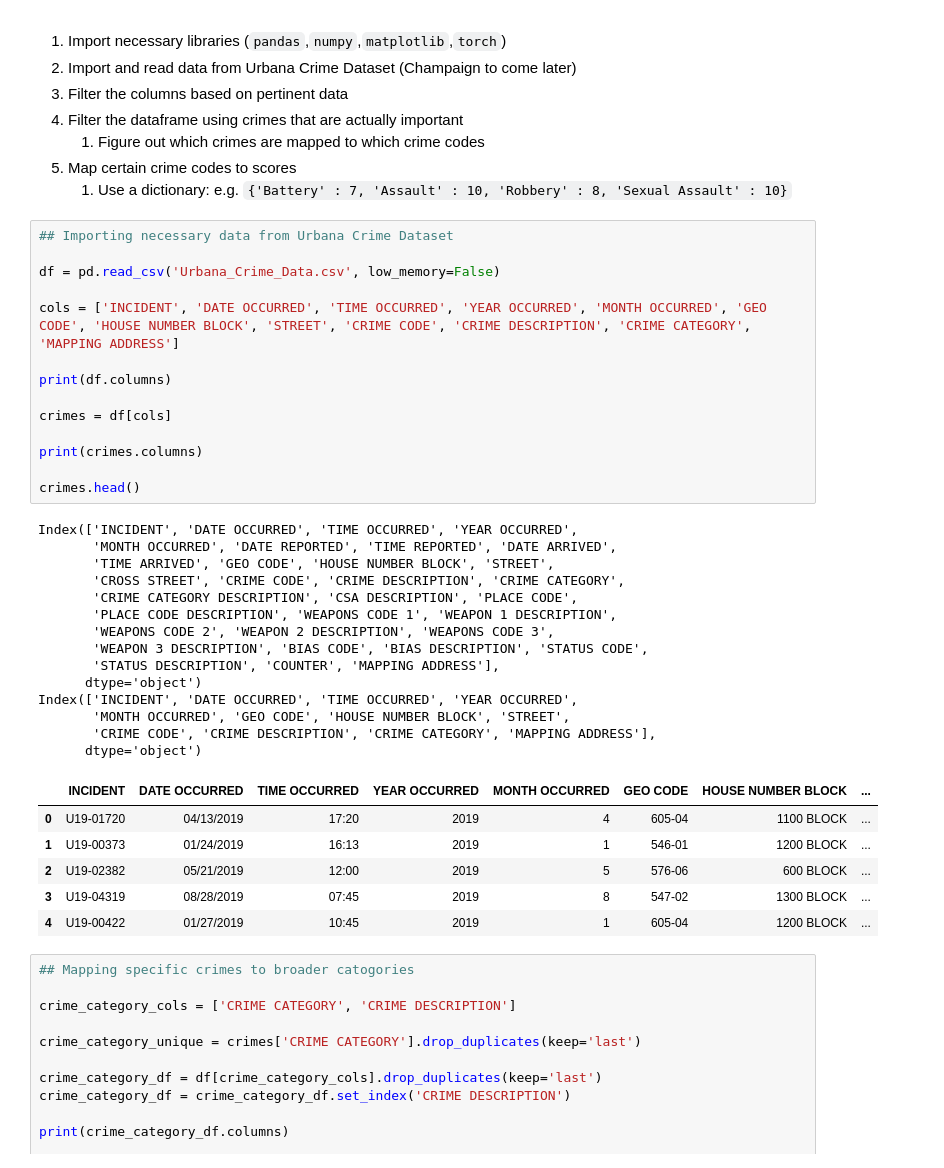
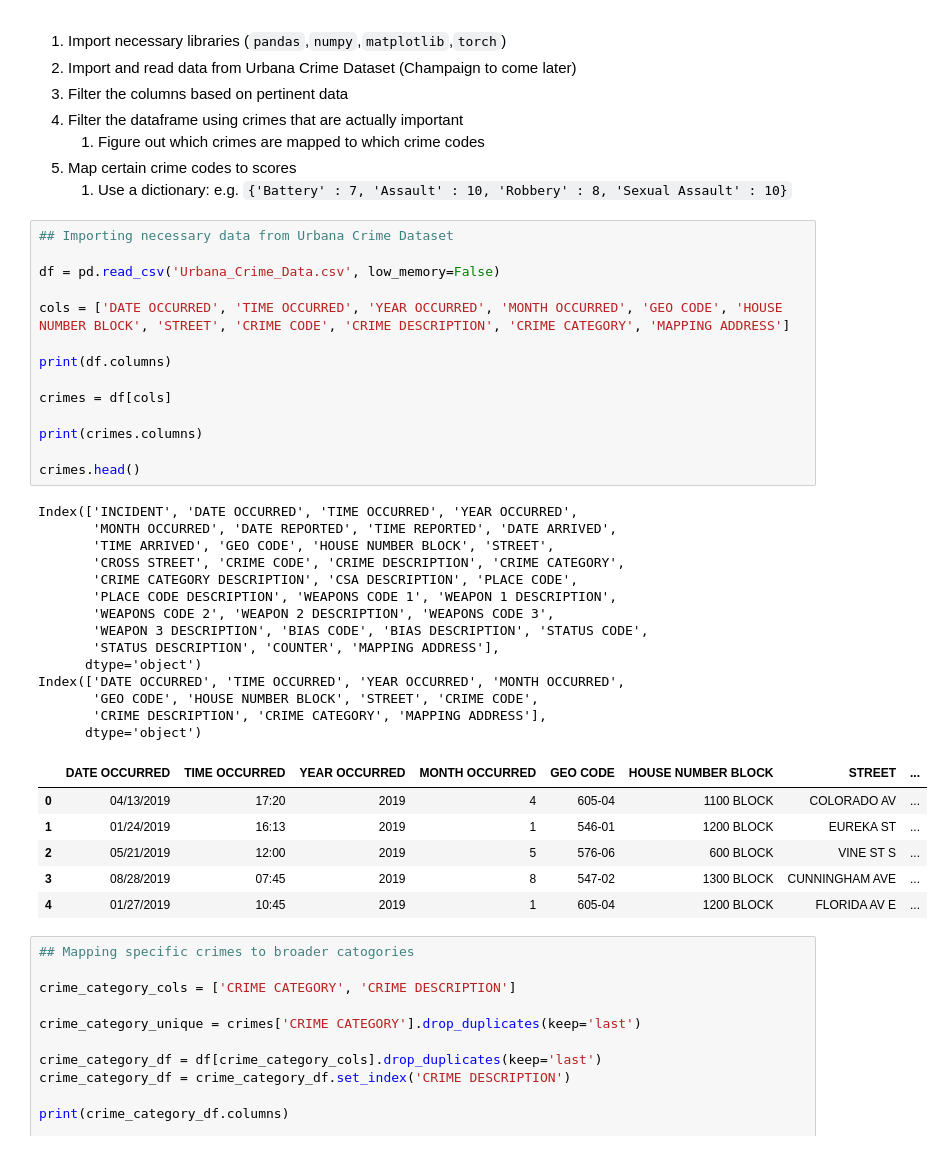
Before and after one commit to CS196Illinois/Group12-FA22, a Jupyter notebook: Project/events_scoring_kajal.ipynb, the cells around one changed output. Cells and saved outputs as stored; diff of their text form.

```diff
--- a/Project/events_scoring_kajal.ipynb
+++ b/Project/events_scoring_kajal.ipynb
@@ -19,38 +20,38 @@ import torch
 # %%
 ## Importing necessary data from Urbana Crime Dataset
 
 df = pd.read_csv('Urbana_Crime_Data.csv', low_memory=False)
 
-cols = ['INCIDENT', 'DATE OCCURRED', 'TIME OCCURRED', 'YEAR OCCURRED', 'MONTH OCCURRED', 'GEO CODE', 'HOUSE NUMBER BLOCK', 'STREET', 'CRIME CODE', 'CRIME DESCRIPTION', 'CRIME CATEGORY', 'MAPPING ADDRESS']
+cols = ['DATE OCCURRED', 'TIME OCCURRED', 'YEAR OCCURRED', 'MONTH OCCURRED', 'GEO CODE', 'HOUSE NUMBER BLOCK', 'STREET', 'CRIME CODE', 'CRIME DESCRIPTION', 'CRIME CATEGORY', 'MAPPING ADDRESS']
 
 print(df.columns)
 
 crimes = df[cols]
 
 print(crimes.columns)
 
 crimes.head()
 # %% [output]
 Index(['INCIDENT', 'DATE OCCURRED', 'TIME OCCURRED', 'YEAR OCCURRED',
        'MONTH OCCURRED', 'DATE REPORTED', 'TIME REPORTED', 'DATE ARRIVED',
        'TIME ARRIVED', 'GEO CODE', 'HOUSE NUMBER BLOCK', 'STREET',
        'CROSS STREET', 'CRIME CODE', 'CRIME DESCRIPTION', 'CRIME CATEGORY',
        'CRIME CATEGORY DESCRIPTION', 'CSA DESCRIPTION', 'PLACE CODE',
        'PLACE CODE DESCRIPTION', 'WEAPONS CODE 1', 'WEAPON 1 DESCRIPTION',
        'WEAPONS CODE 2', 'WEAPON 2 DESCRIPTION', 'WEAPONS CODE 3',
        'WEAPON 3 DESCRIPTION', 'BIAS CODE', 'BIAS DESCRIPTION', 'STATUS CODE',
        'STATUS DESCRIPTION', 'COUNTER', 'MAPPING ADDRESS'],
       dtype='object')
-Index(['INCIDENT', 'DATE OCCURRED', 'TIME OCCURRED', 'YEAR OCCURRED',
-       'MONTH OCCURRED', 'GEO CODE', 'HOUSE NUMBER BLOCK', 'STREET',
-       'CRIME CODE', 'CRIME DESCRIPTION', 'CRIME CATEGORY', 'MAPPING ADDRESS'],
+Index(['DATE OCCURRED', 'TIME OCCURRED', 'YEAR OCCURRED', 'MONTH OCCURRED',
+       'GEO CODE', 'HOUSE NUMBER BLOCK', 'STREET', 'CRIME CODE',
+       'CRIME DESCRIPTION', 'CRIME CATEGORY', 'MAPPING ADDRESS'],
       dtype='object')
-|  | INCIDENT | DATE OCCURRED | TIME OCCURRED | YEAR OCCURRED | MONTH OCCURRED | GEO CODE | HOUSE NUMBER BLOCK | ... |
-| 0 | U19-01720 | 04/13/2019 | 17:20 | 2019 | 4 | 605-04 | 1100 BLOCK | ... |
-| 1 | U19-00373 | 01/24/2019 | 16:13 | 2019 | 1 | 546-01 | 1200 BLOCK | ... |
-| 2 | U19-02382 | 05/21/2019 | 12:00 | 2019 | 5 | 576-06 | 600 BLOCK | ... |
-| 3 | U19-04319 | 08/28/2019 | 07:45 | 2019 | 8 | 547-02 | 1300 BLOCK | ... |
-| 4 | U19-00422 | 01/27/2019 | 10:45 | 2019 | 1 | 605-04 | 1200 BLOCK | ... |
+|  | DATE OCCURRED | TIME OCCURRED | YEAR OCCURRED | MONTH OCCURRED | GEO CODE | HOUSE NUMBER BLOCK | STREET | ... |
+| 0 | 04/13/2019 | 17:20 | 2019 | 4 | 605-04 | 1100 BLOCK | COLORADO AV | ... |
+| 1 | 01/24/2019 | 16:13 | 2019 | 1 | 546-01 | 1200 BLOCK | EUREKA ST | ... |
+| 2 | 05/21/2019 | 12:00 | 2019 | 5 | 576-06 | 600 BLOCK | VINE ST S | ... |
+| 3 | 08/28/2019 | 07:45 | 2019 | 8 | 547-02 | 1300 BLOCK | CUNNINGHAM AVE | ... |
+| 4 | 01/27/2019 | 10:45 | 2019 | 1 | 605-04 | 1200 BLOCK | FLORIDA AV E | ... |
 # %%
 ## Mapping specific crimes to broader catogories
 
```
Also changed, not shown: parts of 8 cells of this notebook.
